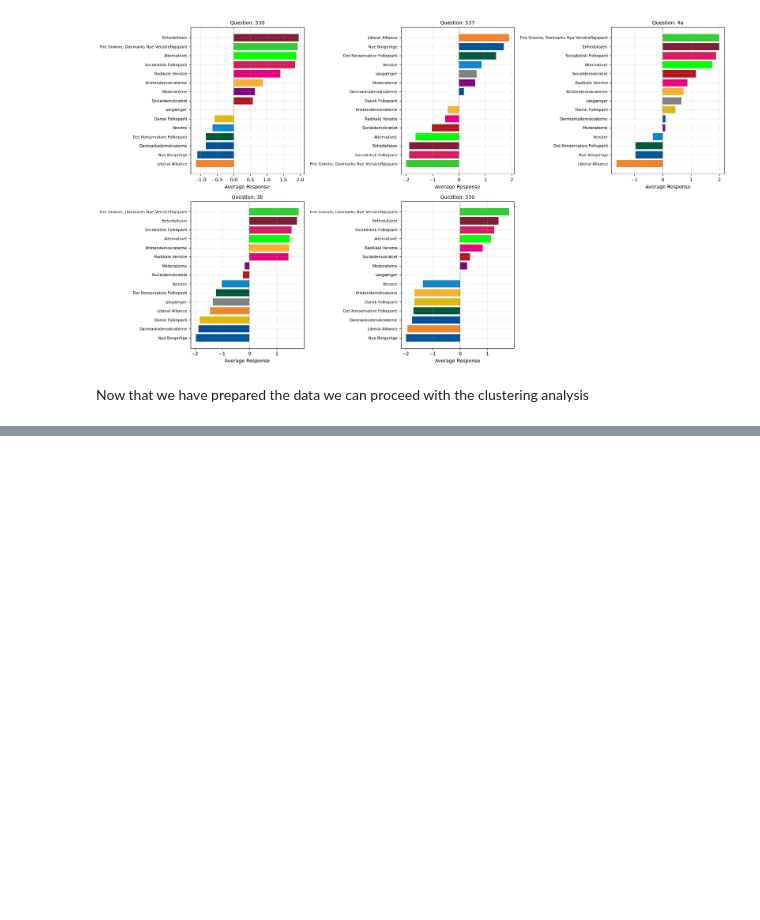
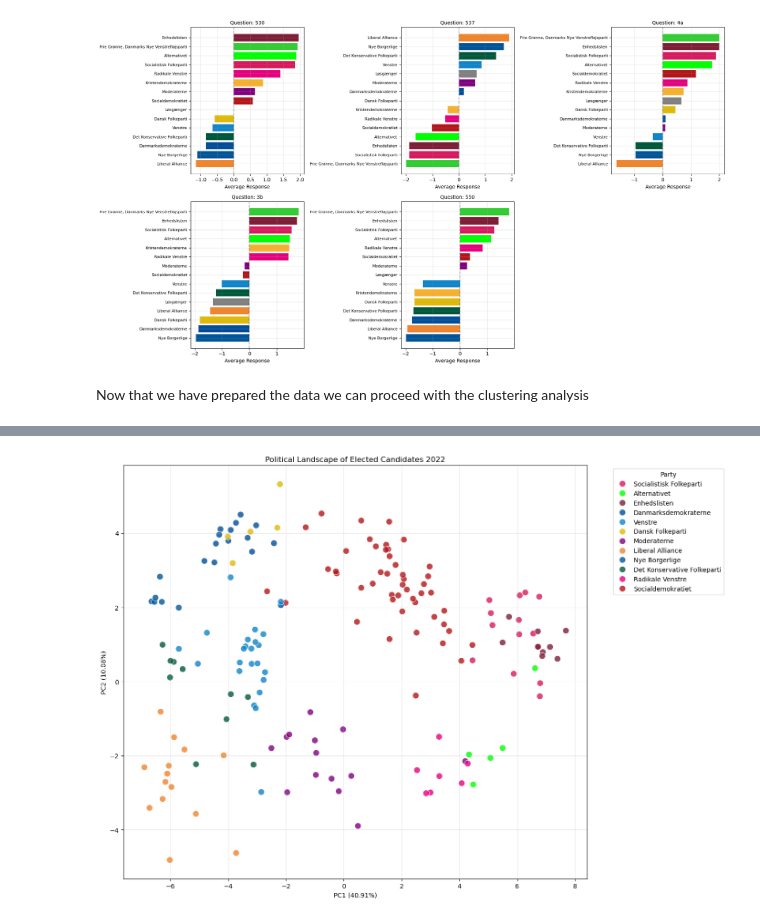
Before and after one commit to sergioqueber/assignment-6-mle-polski-team, a Jupyter notebook: 6. Candidate Test 2022 II.ipynb, the cells around one changed output, grey strips where cells are left out. Saved outputs shown, nothing was run; the diff lists cells and outputs as text; code cells hidden in the pictures; blank space fills up the shorter version.

```diff
--- a/6. Candidate Test 2022 II.ipynb
+++ b/6. Candidate Test 2022 II.ipynb
@@ -322,10 +336,18 @@ plt.legend(title='Cluster')
 plt.grid(True, alpha=0.3)
 plt.show()
 
-# Cross-tabulate clusters with actual parties
-print("\n=== K-Means Cluster vs. Party Cross-Tabulation ===")
-cluster_party_table = pd.crosstab(df_pca['kmeans_cluster'], df_pca['parti'])
-print(cluster_party_table)
+print("\n" + "="*80)
+print("K-MEANS CLUSTER vs. PARTY CROSS-TABULATION")
+print("="*80)
+
+cluster_party_table = pd.crosstab(df_pca['kmeans_cluster'], df_pca['parti'], margins=True)
+
+# Add percentage columns
+for col in cluster_party_table.columns[:-1]:  # Exclude 'All' column
+    cluster_party_table[f'{col}_pct'] = (cluster_party_table[col] / cluster_party_table['All'] * 100).round(1)
+
+# Display with better formatting
+print(cluster_party_table.to_string())
 # %% [output]
 Optimal K selected: 5
 Silhouette Score: 0.165
@@ -389,0 +689,69 @@ plt.show()
+# %%
+# Load elected candidates data
+try:
+    df_elected = pd.read_excel('electeddata.xlsx')
+    print("=== ELECTED CANDIDATES ANALYSIS ===")
+    print(f"Elected candidates shape: {df_elected.shape}")
+
+    # Preprocess elected data same way
+    metadata_cols_elected = [col for col in metadata_cols if col in df_elected.columns]
+    question_cols_elected = [col for col in df_elected.columns if col not in metadata_cols_elected]
+
+    X_elected = df_elected[question_cols_elected].fillna(0)
+    X_elected_scaled = scaler.transform(X_elected)  # Use same scaler
+    X_elected_pca = pca.transform(X_elected_scaled)  # Use same PCA
+
+    df_elected_pca = df_elected.copy()
+    df_elected_pca['PC1'] = X_elected_pca[:, 0]
+    df_elected_pca['PC2'] = X_elected_pca[:, 1]
+
+    # Visualize elected candidates
+    plt.figure(figsize=(14, 10))
+    sns.scatterplot(
+        data=df_elected_pca,
+        x='PC1',
+        y='PC2',
+        hue='parti',
+        palette=party_colors,
+        s=100,
+        alpha=0.8
+    )
+    plt.title('Political Landscape of Elected Candidates 2022')
+    plt.xlabel(f'PC1 ({var_ratio[0]:.2%})')
+    plt.ylabel(f'PC2 ({var_ratio[1]:.2%})')
+    plt.legend(bbox_to_anchor=(1.05, 1), loc='upper left', title='Party')
+    plt.grid(True, alpha=0.3)
+    plt.tight_layout()
+    plt.show()
+
+    # Find most agreeing/disagreeing candidates
+    from sklearn.metrics.pairwise import euclidean_distances
+
+    distances = euclidean_distances(X_elected_scaled)
+
+    # Most similar (closest)
+    np.fill_diagonal(distances, np.inf)
+    most_similar_idx = np.unravel_index(distances.argmin(), distances.shape)
+
+    print(f"\n=== Most Similar Elected Candidates ===")
+    print(f"Candidate 1: {df_elected.iloc[most_similar_idx[0]]['navn']} ({df_elected.iloc[most_similar_idx[0]]['parti']})")
+    print(f"Candidate 2: {df_elected.iloc[most_similar_idx[1]]['navn']} ({df_elected.iloc[most_similar_idx[1]]['parti']})")
+    print(f"Distance: {distances[most_similar_idx]:.3f}")
+
+    # Most different (farthest)
+    np.fill_diagonal(distances, 0)
+    most_different_idx = np.unravel_index(distances.argmax(), distances.shape)
+
+    print(f"\n=== Most Different Elected Candidates ===")
+    print(f"Candidate 1: {df_elected.iloc[most_different_idx[0]]['navn']} ({df_elected.iloc[most_different_idx[0]]['parti']})")
+    print(f"Candidate 2: {df_elected.iloc[most_different_idx[1]]['navn']} ({df_elected.iloc[most_different_idx[1]]['parti']})")
+    print(f"Distance: {distances[most_different_idx]:.3f}")
+
+    # Intra-party disagreement
+    print("\n=== Intra-Party Disagreement (Variance within parties) ===")
+    party_variance = df_elected_pca.groupby('parti')[['PC1', 'PC2']].var().sum(axis=1).sort_values(ascending=False)
+    print(party_variance)
+
+except FileNotFoundError:
+    print("electeddata.xlsx not found.")
+# %% [output]
@@ -389,0 +760 @@ plt.show()
+[figure, added]
```
Also changed, not shown: parts of 13 cells of this notebook.
